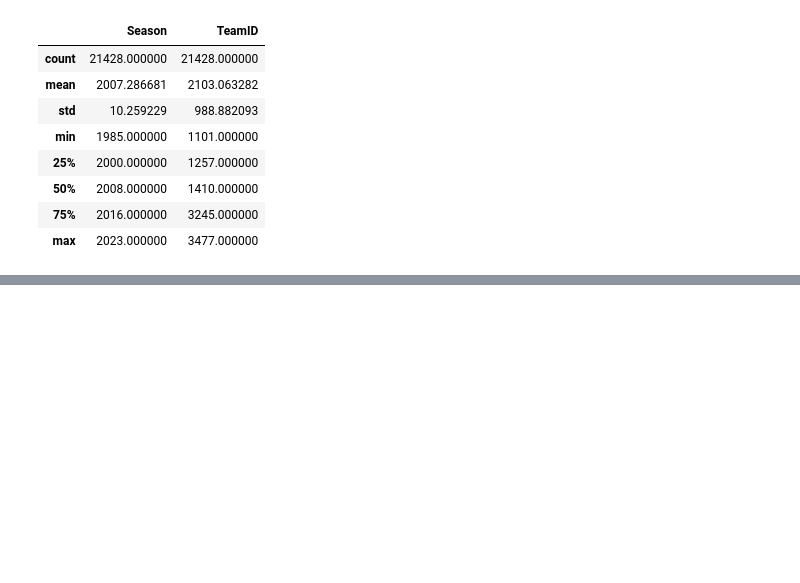
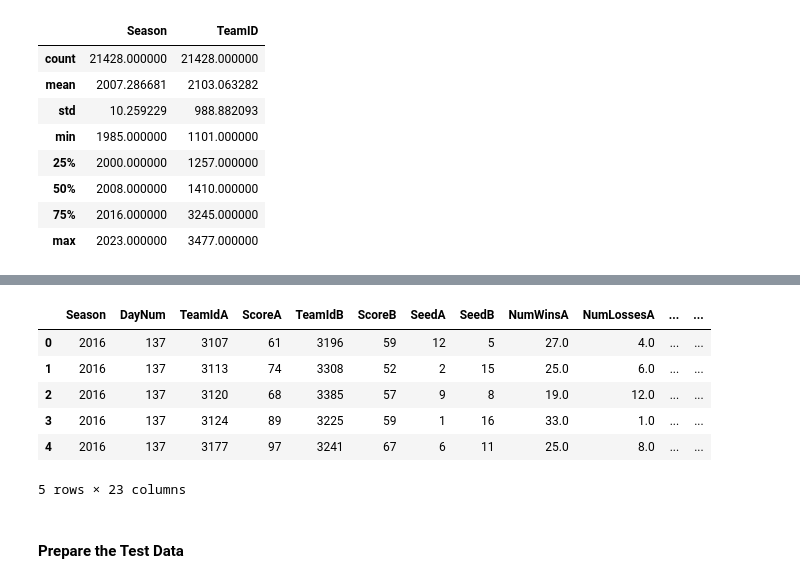
Before and after one commit to aaronpetryio/random, a Jupyter notebook: mmlm_model1.ipynb, the cells around one changed output, grey strips where cells are left out. Saved outputs shown, nothing was run; the diff lists cells and outputs as text; code cells hidden in the pictures; blank space fills up the shorter version.

```diff
--- a/mmlm_model1.ipynb
+++ b/mmlm_model1.ipynb
@@ -118,0 +189,3 @@ df_features_full.describe()
+# %%
+# Drop any results older than 2016
+df = df[df['Season'] >= 2016].reset_index(drop=True)
@@ -118,0 +322,20 @@ df_features_full.describe()
+# %%
+# Compute the difference between the teams for each feature
+cols_diff = [
+    'Seed', 'WinRatio', 'GapAvg'
+]
+
+for col in cols_diff:
+  df[col + 'Diff'] = df[col + 'A'] - df [col + 'B']
+# %%
+df.head()
+# %% [output]
+|  | Season | DayNum | TeamIdA | ScoreA | TeamIdB | ScoreB | SeedA | SeedB | NumWinsA | NumLossesA | ... | ... |
+| 0 | 2016 | 137 | 3107 | 61 | 3196 | 59 | 12 | 5 | 27.0 | 4.0 | ... | ... |
+| 1 | 2016 | 137 | 3113 | 74 | 3308 | 52 | 2 | 15 | 25.0 | 6.0 | ... | ... |
+| 2 | 2016 | 137 | 3120 | 68 | 3385 | 57 | 9 | 8 | 19.0 | 12.0 | ... | ... |
+| 3 | 2016 | 137 | 3124 | 89 | 3225 | 59 | 1 | 16 | 33.0 | 1.0 | ... | ... |
+| 4 | 2016 | 137 | 3177 | 97 | 3241 | 67 | 6 | 11 | 25.0 | 8.0 | ... | ... |
+5 rows × 23 columns
+# %% [markdown]
+#### Prepare the Test Data
```
Also changed, not shown: parts of 33 cells of this notebook.
